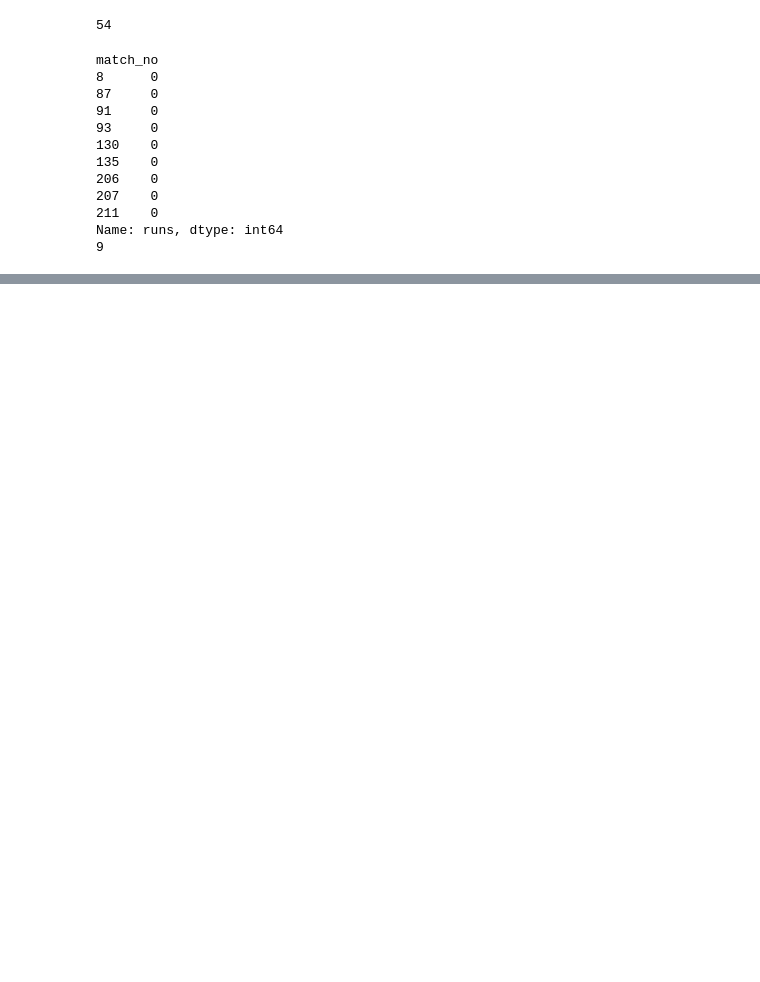
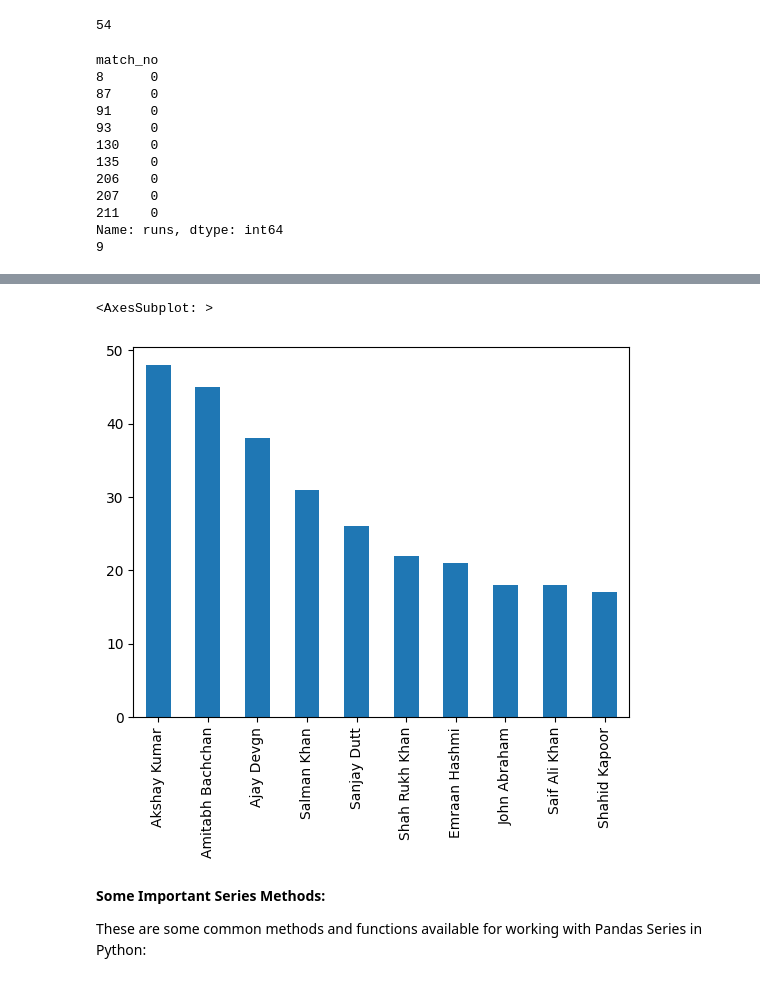
Before and after one commit to akashpagi/PANDAS-LIBRARY-FOR-DATA-SCIENCE, a Jupyter notebook: SESSION 16 - PANDAS SERIES.ipynb, the cells around one changed output, grey strips where cells are left out. Cells and saved outputs as stored; diff of their text form; code cells hidden in the pictures; blank space fills up the shorter version.

Commit message:
Some Extra Important Series Methods

```diff
--- a/SESSION 16 - PANDAS SERIES.ipynb
+++ b/SESSION 16 - PANDAS SERIES.ipynb
@@ -985,0 +973,9 @@ m.value_counts().head(10).plot(kind='pie')
+# %%
+m.value_counts().head(10).plot(kind='bar')
+# %% [output]
+<AxesSubplot: >
+[figure, added]
+# %% [markdown]
+**Some Important Series Methods:**
+
+These are some common methods and functions available for working with Pandas Series in Python:
```
Also changed, not shown: parts of 61 cells of this notebook.
